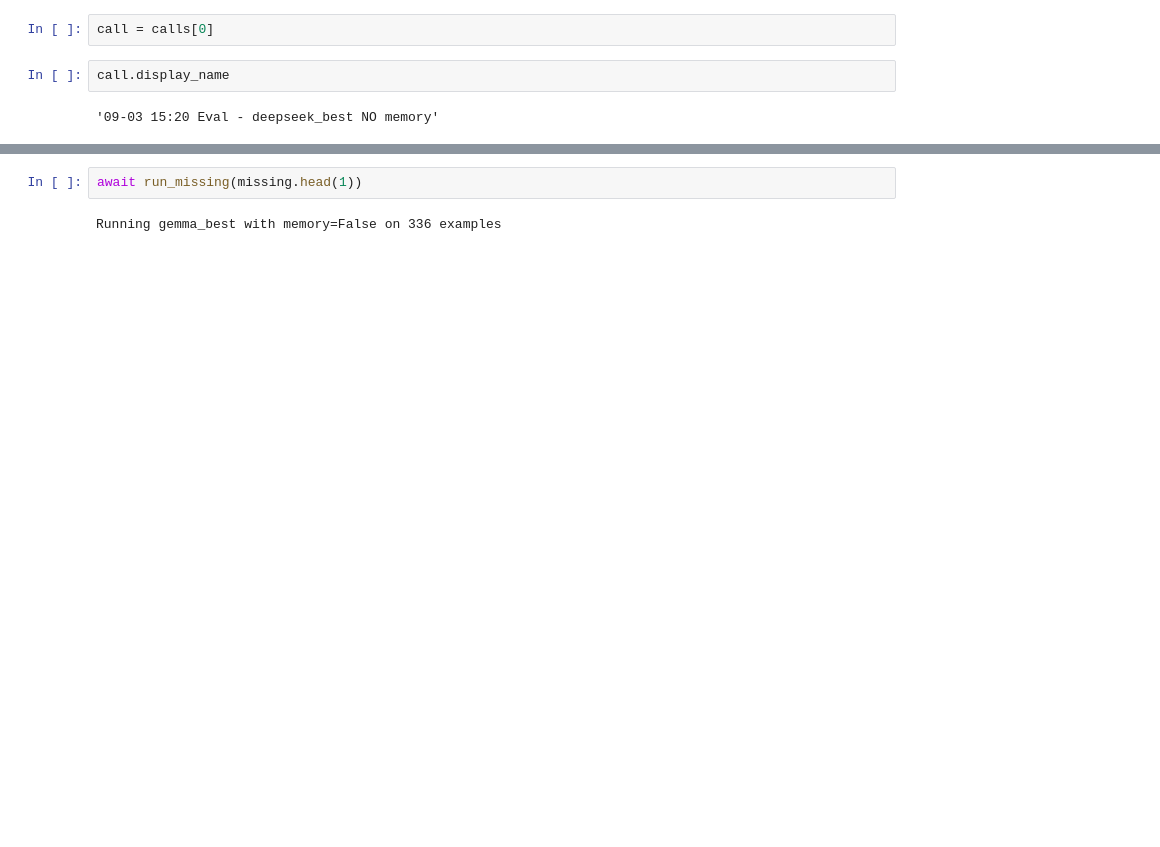
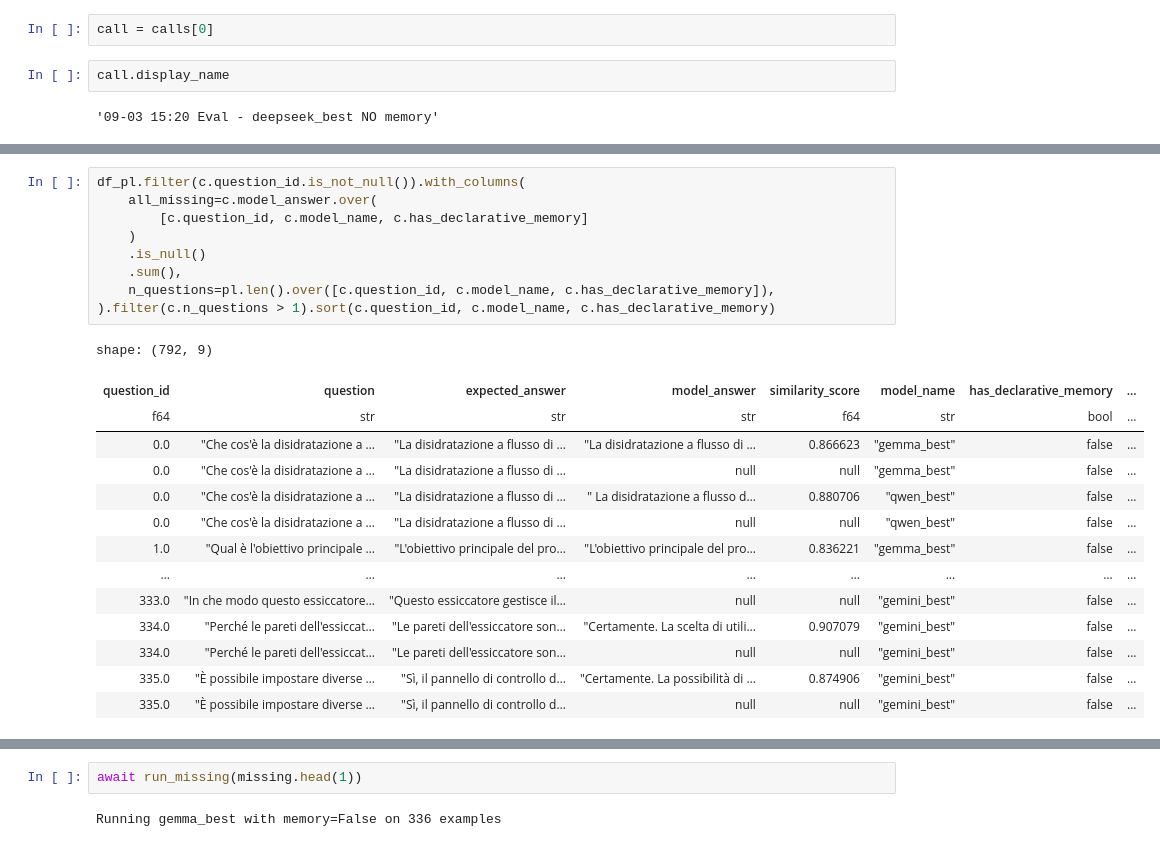
Before and after one commit to rmoscetti/cheshire-cat-ai-tools, a Jupyter notebook: nbs/rerun-evaluation.ipynb, the cells around one changed output, grey strips where cells are left out. Saved outputs shown, nothing was run; the diff lists cells and outputs as text; blank space fills up the shorter version.

```diff
--- a/nbs/rerun-evaluation.ipynb
+++ b/nbs/rerun-evaluation.ipynb
@@ -109,0 +325,24 @@ missing = df_pl.filter(c.model_answer.is_null()).group_by(c.model_name, c.has_de
+# %%
+df_pl.filter(c.question_id.is_not_null()).with_columns(
+    all_missing=c.model_answer.over(
+        [c.question_id, c.model_name, c.has_declarative_memory]
+    )
+    .is_null()
+    .sum(),
+    n_questions=pl.len().over([c.question_id, c.model_name, c.has_declarative_memory]),
+).filter(c.n_questions > 1).sort(c.question_id, c.model_name, c.has_declarative_memory)
+# %% [output]
+shape: (792, 9)
+| question_id | question | expected_answer | model_answer | similarity_score | model_name | has_declarative_memory | ... |
+| f64 | str | str | str | f64 | str | bool | ... |
+| 0.0 | "Che cos'è la disidratazione a … | "La disidratazione a flusso di … | "La disidratazione a flusso di … | 0.866623 | "gemma_best" | false | ... |
+| 0.0 | "Che cos'è la disidratazione a … | "La disidratazione a flusso di … | null | null | "gemma_best" | false | ... |
+| 0.0 | "Che cos'è la disidratazione a … | "La disidratazione a flusso di … | " La disidratazione a flusso d… | 0.880706 | "qwen_best" | false | ... |
+| 0.0 | "Che cos'è la disidratazione a … | "La disidratazione a flusso di … | null | null | "qwen_best" | false | ... |
+| 1.0 | "Qual è l'obiettivo principale … | "L'obiettivo principale del pro… | "L'obiettivo principale del pro… | 0.836221 | "gemma_best" | false | ... |
+| … | … | … | … | … | … | … | ... |
+| 333.0 | "In che modo questo essiccatore… | "Questo essiccatore gestisce il… | null | null | "gemini_best" | false | ... |
+| 334.0 | "Perché le pareti dell'essiccat… | "Le pareti dell'essiccatore son… | "Certamente. La scelta di utili… | 0.907079 | "gemini_best" | false | ... |
+| 334.0 | "Perché le pareti dell'essiccat… | "Le pareti dell'essiccatore son… | null | null | "gemini_best" | false | ... |
+| 335.0 | "È possibile impostare diverse … | "Sì, il pannello di controllo d… | "Certamente. La possibilità di … | 0.874906 | "gemini_best" | false | ... |
+| 335.0 | "È possibile impostare diverse … | "Sì, il pannello di controllo d… | null | null | "gemini_best" | false | ... |
```
Also changed, not shown: parts of 21 cells of this notebook, 1 other file.
